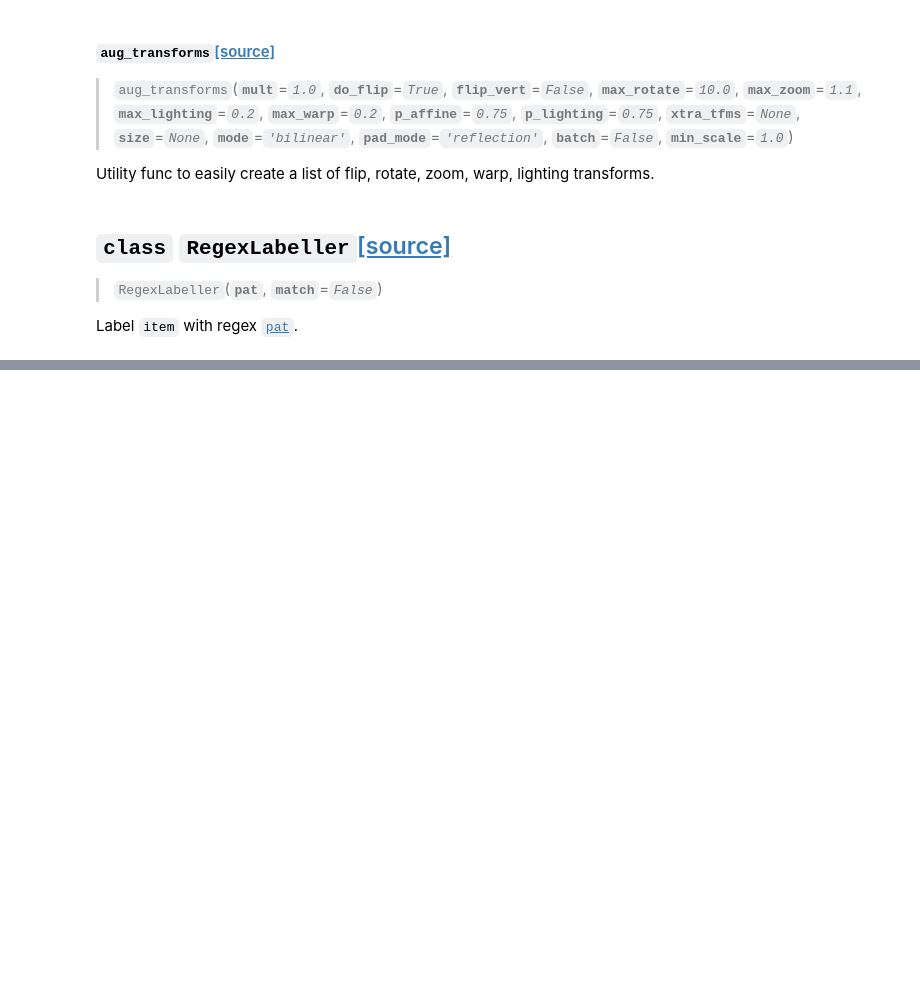
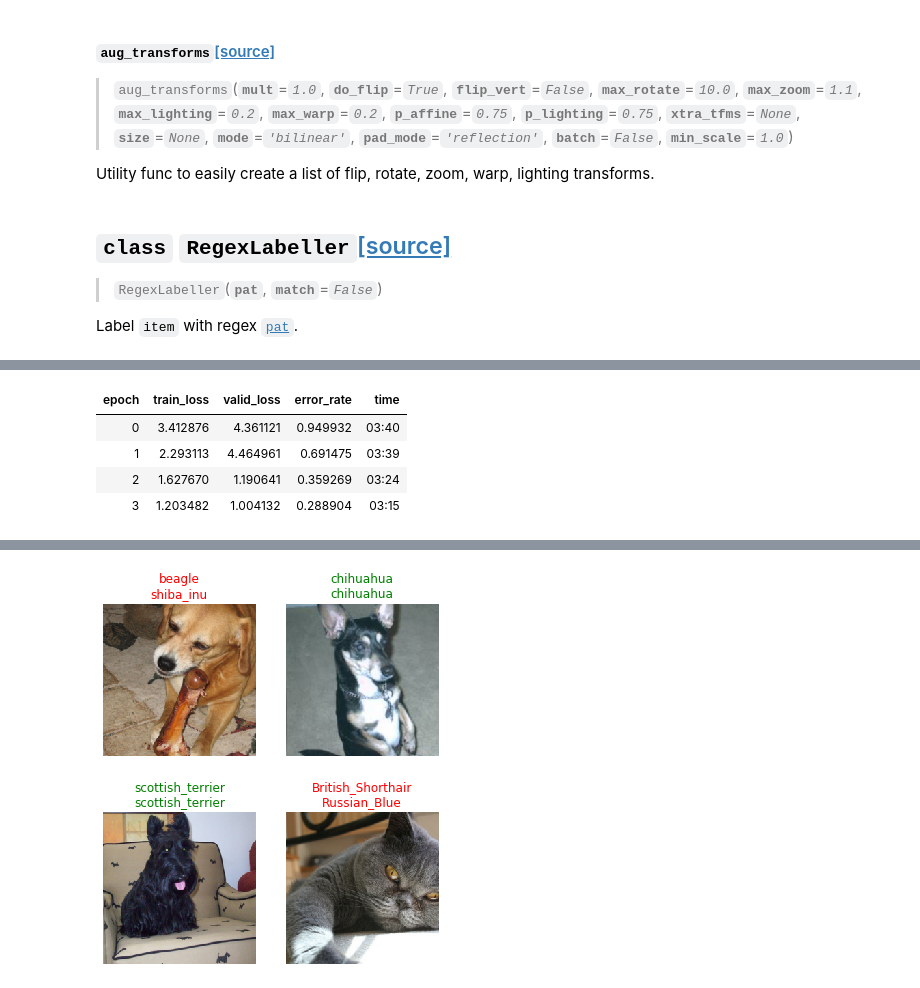
Before and after one commit to hoftherose/FastaiV2Course, a Jupyter notebook: nbs/00_PracticalDeepLearning2019.Lesson1.ipynb, the cells around one changed output, grey strips where cells are left out. Saved outputs shown, nothing was run; the diff lists cells and outputs as text; code cells hidden in the pictures; blank space fills up the shorter version.

```diff
--- a/nbs/00_PracticalDeepLearning2019.Lesson1.ipynb
+++ b/nbs/00_PracticalDeepLearning2019.Lesson1.ipynb
@@ -167,0 +252,11 @@ dls.show_batch()
+# %%
+#show
+learner = Learner(dls, resnet34(pretrained=True), metrics=error_rate).to_fp16()
+learner.fit_one_cycle(4)
+learner.show_results()
+# %% [output]
+| epoch | train_loss | valid_loss | error_rate | time |
+| 0 | 3.412876 | 4.361121 | 0.949932 | 03:40 |
+| 1 | 2.293113 | 4.464961 | 0.691475 | 03:39 |
+| 2 | 1.627670 | 1.190641 | 0.359269 | 03:24 |
+| 3 | 1.203482 | 1.004132 | 0.288904 | 03:15 |
@@ -167,0 +264 @@ dls.show_batch()
+[figure, added]
```
Also changed, not shown: parts of 30 cells of this notebook, 2 other files.
